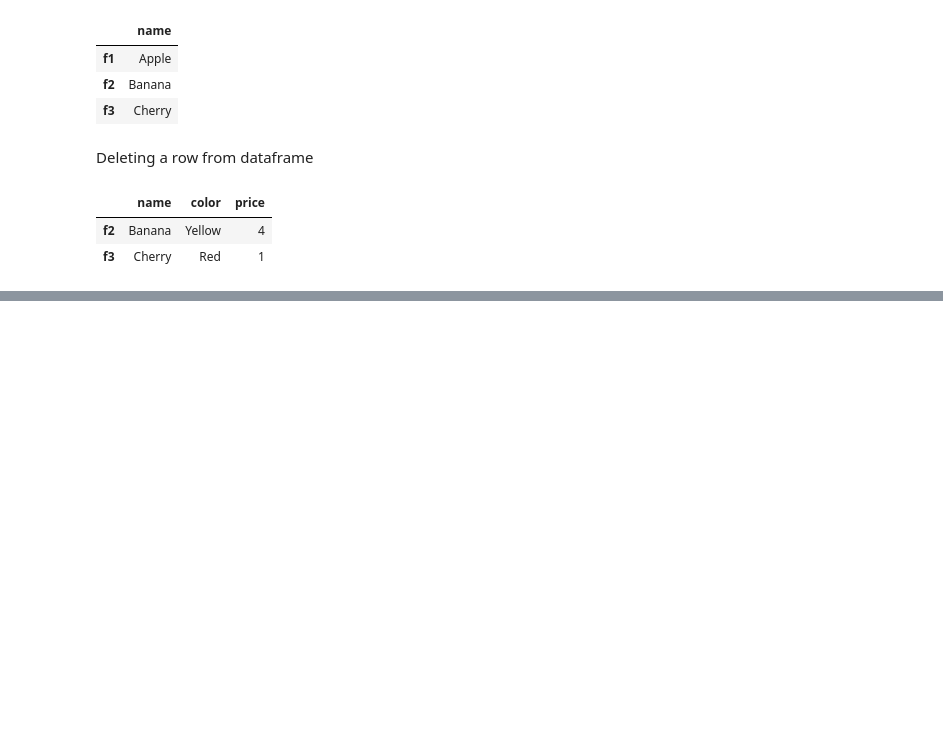
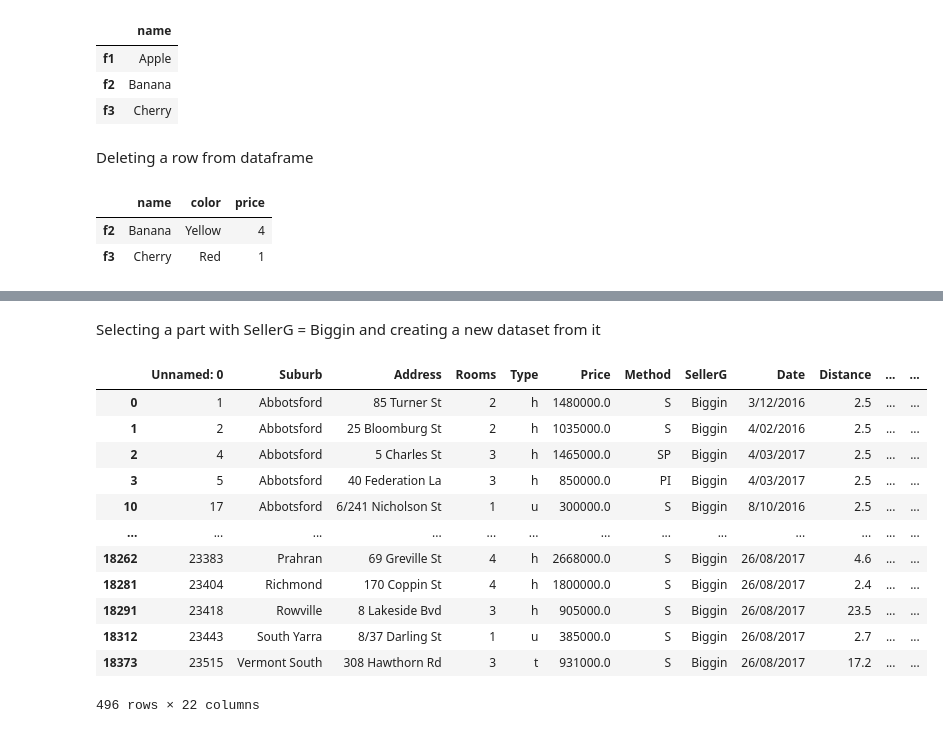
Before and after one commit to BeziKaviani/data-science-ml-learning-path, a Jupyter notebook: 01-numpy-pandas-foundations/pandas.ipynb, the cells around one changed output, grey strips where cells are left out. Cells and saved outputs as stored; diff of their text form; code cells hidden in the pictures; blank space fills up the shorter version.

```diff
--- a/01-numpy-pandas-foundations/pandas.ipynb
+++ b/01-numpy-pandas-foundations/pandas.ipynb
@@ -158,0 +192,19 @@ fruit_df
+# %% [markdown]
+Selecting a part with SellerG = Biggin and creating a new dataset from it
+# %%
+melb_data_Biggin = melb_data[melb_data['SellerG'] == "Biggin"]
+melb_data_Biggin
+# %% [output]
+|  | Unnamed: 0 | Suburb | Address | Rooms | Type | Price | Method | SellerG | Date | Distance | ... | ... |
+| 0 | 1 | Abbotsford | 85 Turner St | 2 | h | 1480000.0 | S | Biggin | 3/12/2016 | 2.5 | ... | ... |
+| 1 | 2 | Abbotsford | 25 Bloomburg St | 2 | h | 1035000.0 | S | Biggin | 4/02/2016 | 2.5 | ... | ... |
+| 2 | 4 | Abbotsford | 5 Charles St | 3 | h | 1465000.0 | SP | Biggin | 4/03/2017 | 2.5 | ... | ... |
+| 3 | 5 | Abbotsford | 40 Federation La | 3 | h | 850000.0 | PI | Biggin | 4/03/2017 | 2.5 | ... | ... |
+| 10 | 17 | Abbotsford | 6/241 Nicholson St | 1 | u | 300000.0 | S | Biggin | 8/10/2016 | 2.5 | ... | ... |
+| ... | ... | ... | ... | ... | ... | ... | ... | ... | ... | ... | ... | ... |
+| 18262 | 23383 | Prahran | 69 Greville St | 4 | h | 2668000.0 | S | Biggin | 26/08/2017 | 4.6 | ... | ... |
+| 18281 | 23404 | Richmond | 170 Coppin St | 4 | h | 1800000.0 | S | Biggin | 26/08/2017 | 2.4 | ... | ... |
+| 18291 | 23418 | Rowville | 8 Lakeside Bvd | 3 | h | 905000.0 | S | Biggin | 26/08/2017 | 23.5 | ... | ... |
+| 18312 | 23443 | South Yarra | 8/37 Darling St | 1 | u | 385000.0 | S | Biggin | 26/08/2017 | 2.7 | ... | ... |
+| 18373 | 23515 | Vermont South | 308 Hawthorn Rd | 3 | t | 931000.0 | S | Biggin | 26/08/2017 | 17.2 | ... | ... |
+496 rows × 22 columns
```
Also changed, not shown: parts of 5 cells of this notebook.
